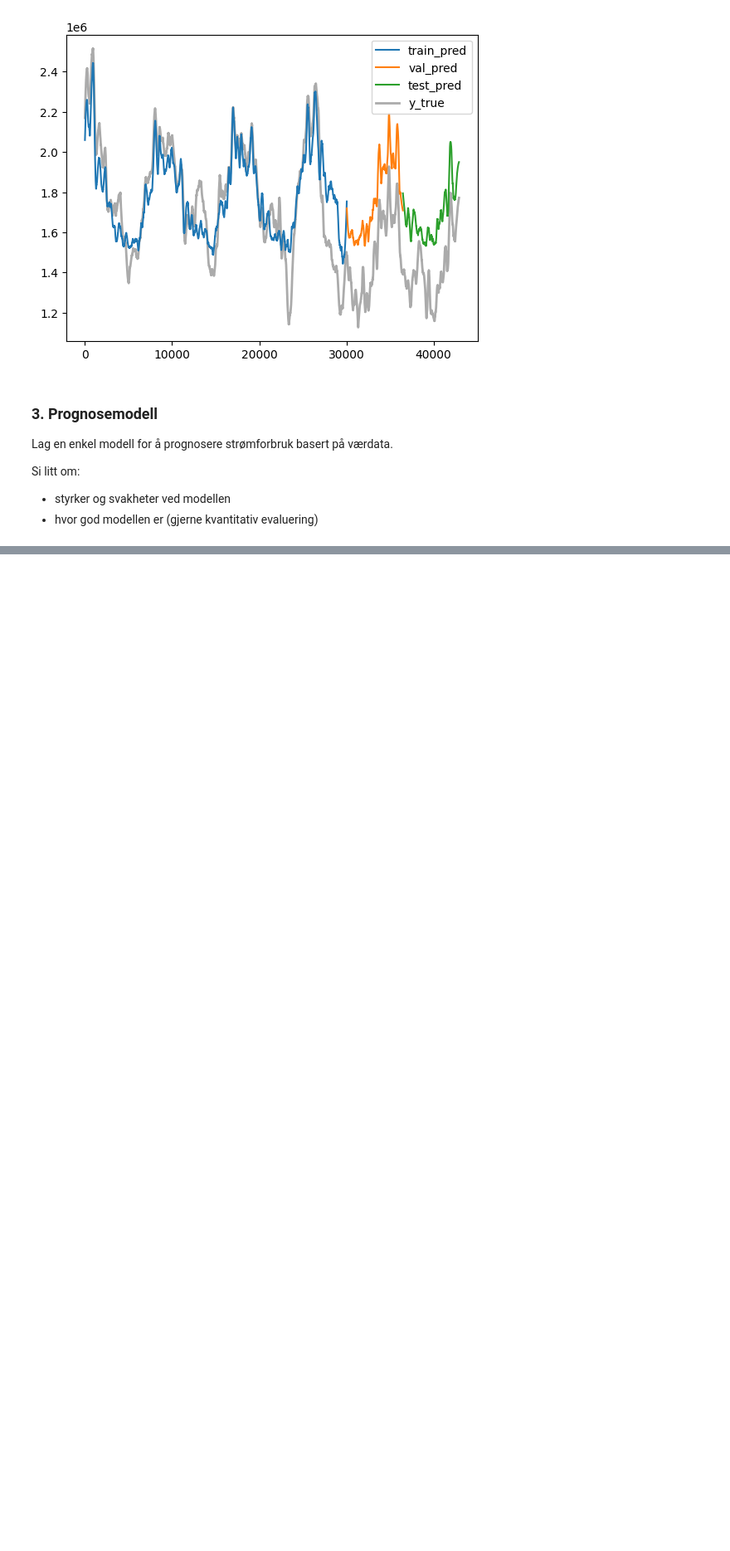
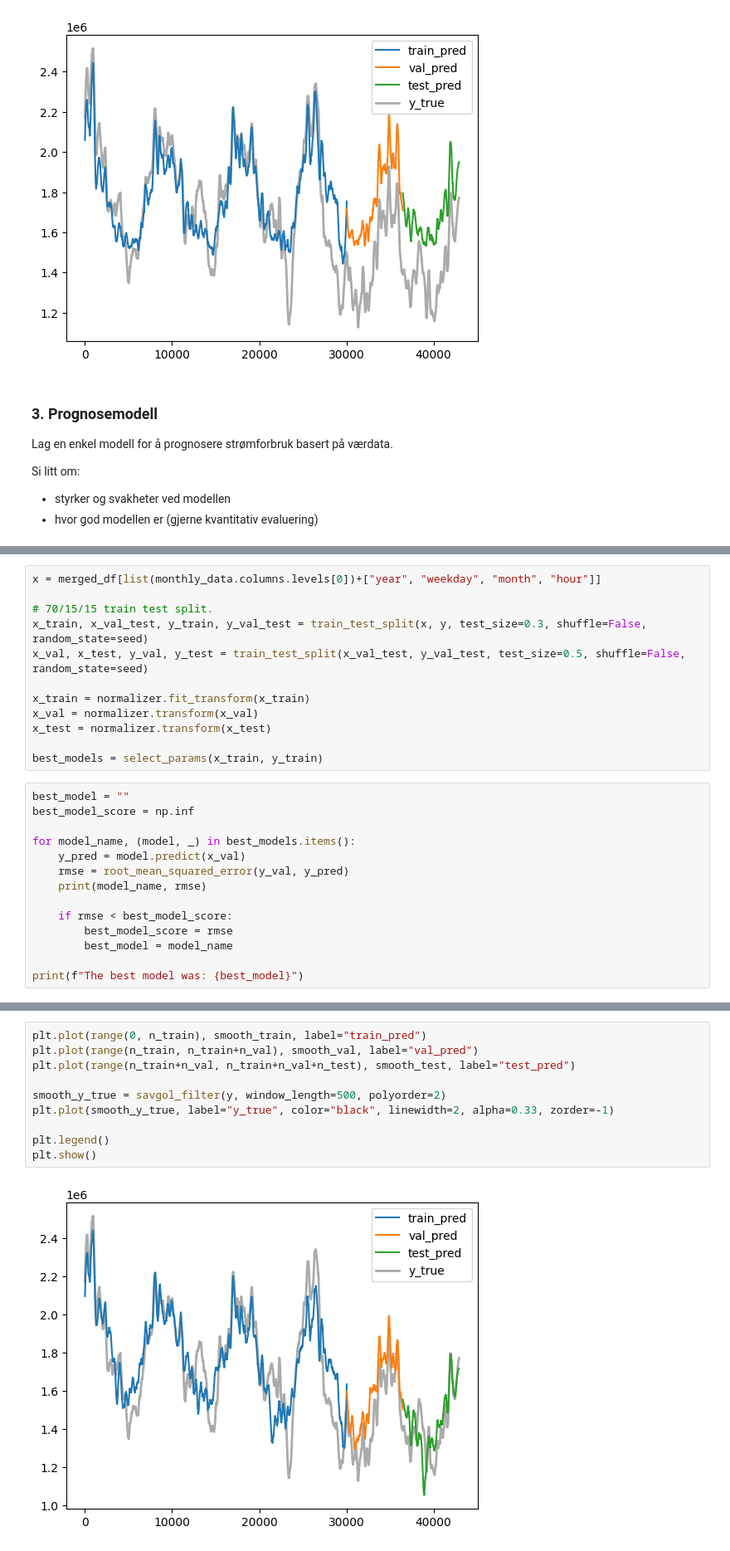
Before and after one commit to tobbensol/eviny-case, a Jupyter notebook: notebooks/Question2.ipynb, the cells around one changed output, grey strips where cells are left out. Shown at 83% size. Drawn from its saved outputs; the diff is of its cells as text; blank space fills up the shorter version.

Commit message:
added models with time data

```diff
--- a/notebooks/Question2.ipynb
+++ b/notebooks/Question2.ipynb
@@ -274 +262,27 @@ Den beste modellen var: K Nearest Neighbors!
     * spesielle hendelser fanges ikke opp av modellen (høytider, start og slutt av produksjon, endringer i lov verk, covid osv)
+# %%
+x = merged_df[list(monthly_data.columns.levels[0])+["year", "weekday", "month", "hour"]]
+
+# 70/15/15 train test split.
+x_train, x_val_test, y_train, y_val_test = train_test_split(x, y, test_size=0.3, shuffle=False, random_state=seed)
+x_val, x_test, y_val, y_test = train_test_split(x_val_test, y_val_test, test_size=0.5, shuffle=False, random_state=seed)
+
+x_train = normalizer.fit_transform(x_train)
+x_val = normalizer.transform(x_val)
+x_test = normalizer.transform(x_test)
+
+best_models = select_params(x_train, y_train)
+# %%
+best_model = ""
+best_model_score = np.inf
+
+for model_name, (model, _) in best_models.items():
+    y_pred = model.predict(x_val)
+    rmse = root_mean_squared_error(y_val, y_pred)
+    print(model_name, rmse)
+
+    if rmse < best_model_score:
+        best_model_score = rmse
+        best_model = model_name
+
+print(f"The best model was: {best_model}")
@@ -274,0 +307,12 @@ Den beste modellen var: K Nearest Neighbors!
+# %%
+plt.plot(range(0, n_train), smooth_train, label="train_pred")
+plt.plot(range(n_train, n_train+n_val), smooth_val, label="val_pred")
+plt.plot(range(n_train+n_val, n_train+n_val+n_test), smooth_test, label="test_pred")
+
+smooth_y_true = savgol_filter(y, window_length=500, polyorder=2)
+plt.plot(smooth_y_true, label="y_true", color="black", linewidth=2, alpha=0.33, zorder=-1)
+
+plt.legend()
+plt.show()
+# %% [output]
+[figure, added]
```
Also changed, not shown: parts of 7 cells of this notebook.
